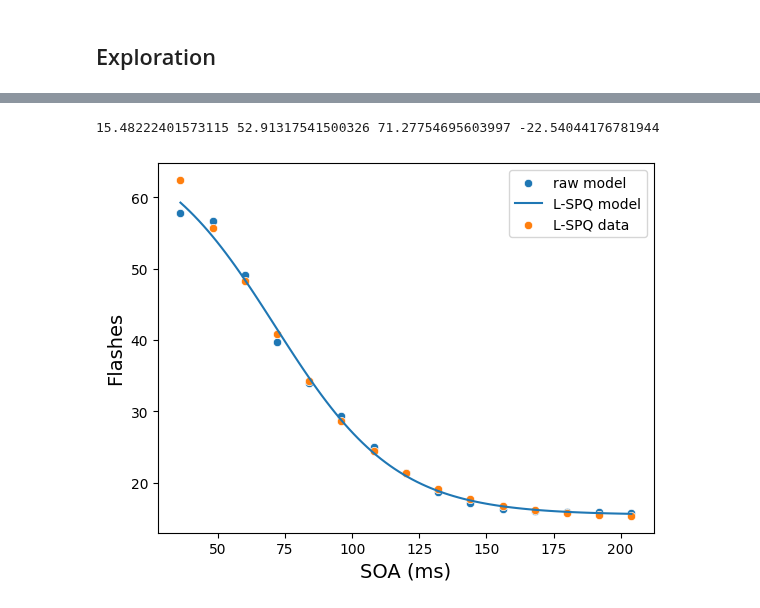
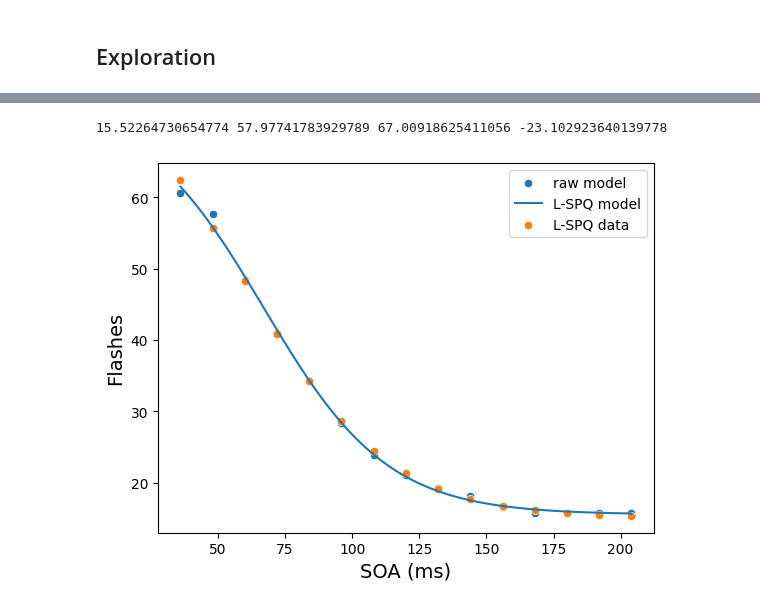
Before and after one commit to renatoparedes/SCZ_DFI_Model, a Jupyter notebook: LSPQ_Fitting.ipynb, the cells around one changed output, grey strips where cells are left out. Cells and saved outputs as stored; diff of their text form; code cells hidden in the pictures.

```diff
--- a/LSPQ_Fitting.ipynb
+++ b/LSPQ_Fitting.ipynb
@@ -231,20 +298,22 @@ fb_raw_model_data = np.array(two_flashes) * 100
 # %%
+import numpy as np
+
 sig_soas = np.linspace(soas[0], soas[-1], endpoint=True, num=100)
-a, b, c, d = sigfit(soas, fb_raw_model_data)
+a, b, c, d = sigfit(soas, two_flashes_res)
 print(a, b, c, d)
-fb_model_data = sig(sig_soas, a, b, c, d)
+two_flashes_model_data = sig(sig_soas, a, b, c, d)
 # %% [output]
-15.48222401573115 52.91317541500326 71.27754695603997 -22.54044176781944
+15.52264730654774 57.97741783929789 67.00918625411056 -23.102923640139778
 # %%
 import matplotlib.pyplot as plt
 
-sns.scatterplot(x=soas, y=fb_raw_model_data, label="raw model")
-sns.lineplot(x=sig_soas, y=fb_model_data, label="L-SPQ model")
+sns.scatterplot(x=soas, y=two_flashes_res, label="raw model")
+sns.lineplot(x=sig_soas, y=two_flashes_model_data, label="L-SPQ model")
 sns.scatterplot(
     data=dataset.query("Group == 'L-SPQ'"), y="Fit", x="Delay", label="L-SPQ data"
 )
 plt.ylabel("Flashes", size=14)
 plt.xlabel("SOA (ms)", size=14)
 plt.show()
 # %% [output]
-[figure, old version]
+[figure, new version]
```
Also changed, not shown: parts of 18 cells of this notebook, 17 other files.
